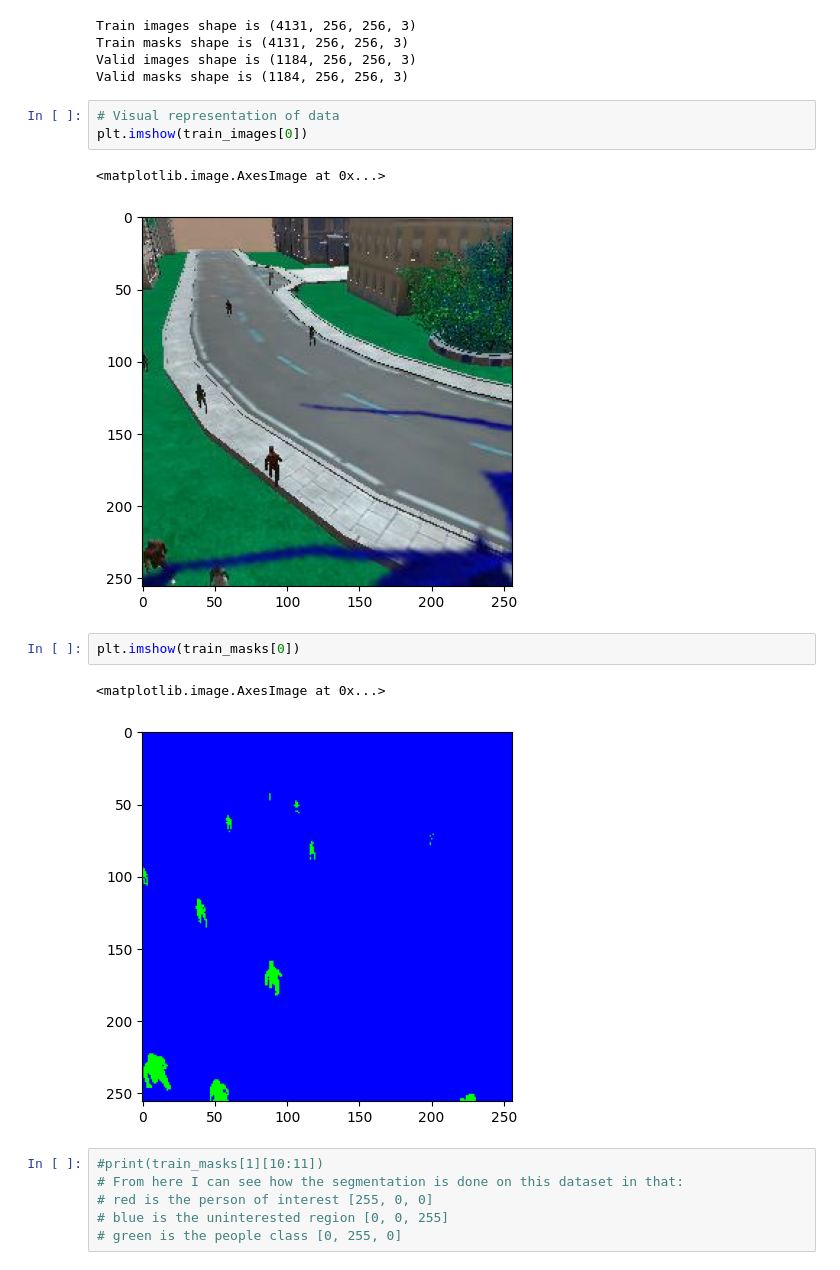
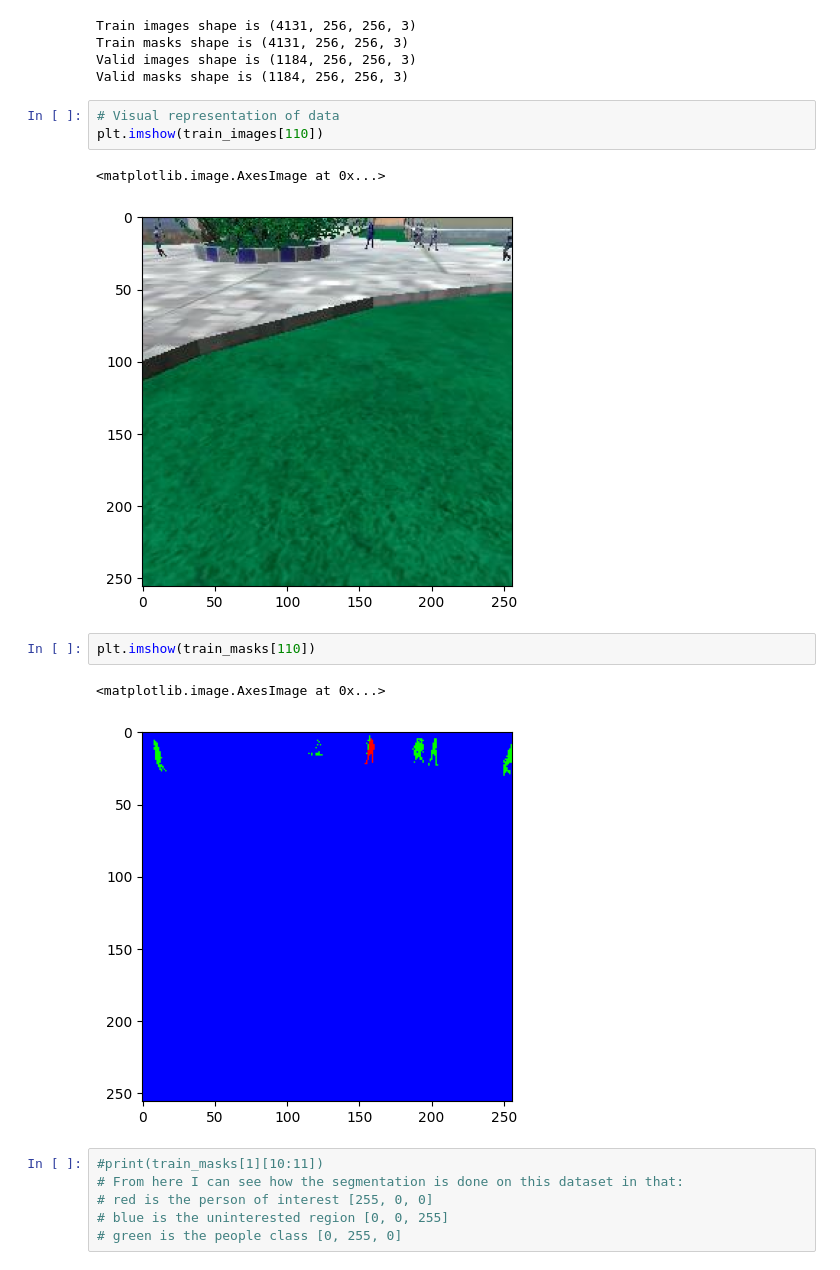
Before and after one commit to Ay-source/Udacity-RSE-ND, a Jupyter notebook: Labs/Deep Learning/RoboND-Segmentation-Lab/code/segmentation_lab_colab.ipynb, the cells around one changed output. Saved outputs shown, nothing was run; the diff lists cells and outputs as text.

```diff
--- a/Labs/Deep Learning/RoboND-Segmentation-Lab/code/segmentation_lab_colab.ipynb
+++ b/Labs/Deep Learning/RoboND-Segmentation-Lab/code/segmentation_lab_colab.ipynb
@@ -135,15 +87,15 @@ Valid images shape is (1184, 256, 256, 3)
 Valid masks shape is (1184, 256, 256, 3)
 # %%
 # Visual representation of data
-plt.imshow(train_images[0])
+plt.imshow(train_images[110])
 # %% [output]
 <matplotlib.image.AxesImage at 0x...>
-[figure, old version]
+[figure, new version]
 # %%
-plt.imshow(train_masks[0])
+plt.imshow(train_masks[110])
 # %% [output]
 <matplotlib.image.AxesImage at 0x...>
-[figure, old version]
+[figure, new version]
 # %%
 #print(train_masks[1][10:11])
 # From here I can see how the segmentation is done on this dataset in that:
```
Also changed, not shown: parts of 12 cells of this notebook.
